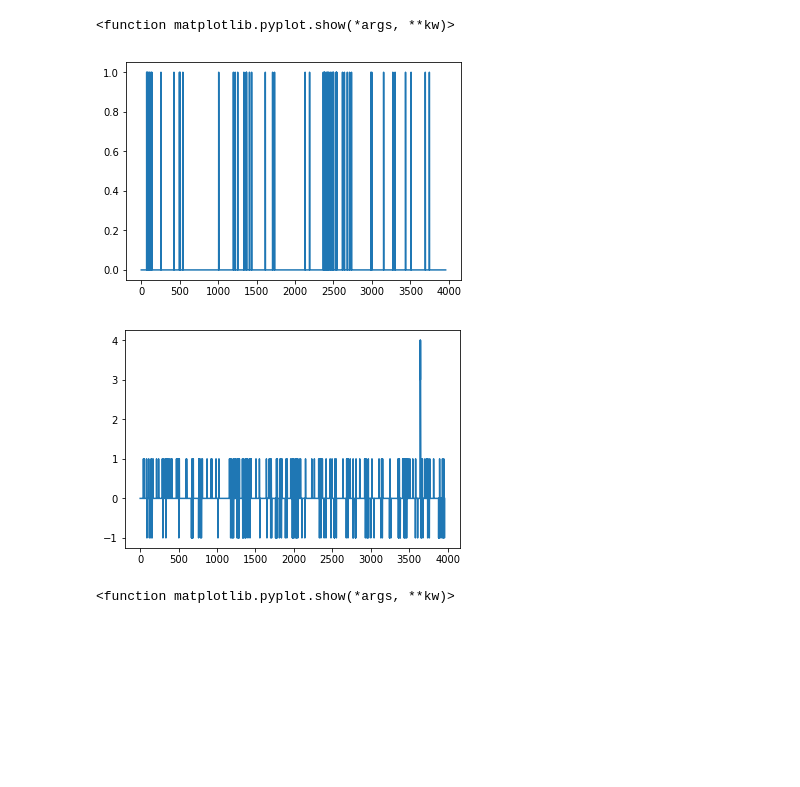
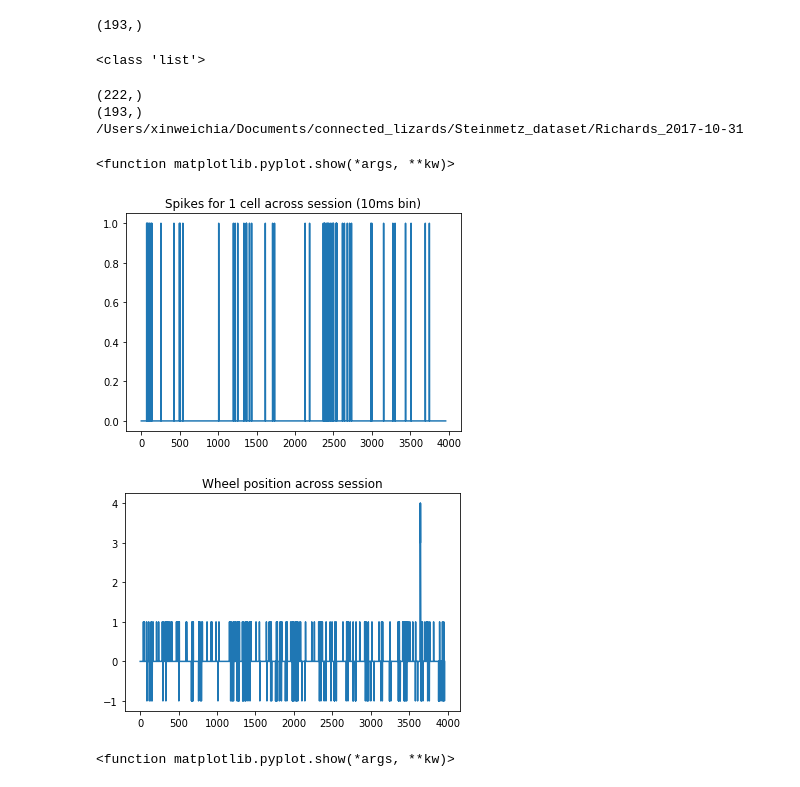
Before and after one commit to mariakesa/ConnectedLizards_NeuroMatch2020, a Jupyter notebook: BehaviourActivity_regression_XW.ipynb, the cells around one changed output. Drawn from its saved outputs; the diff is of its cells as text; code cells hidden in the pictures; blank space fills up the shorter version.

```diff
--- a/BehaviourActivity_regression_XW.ipynb
+++ b/BehaviourActivity_regression_XW.ipynb
@@ -278,15 +282,68 @@ The dimensions of behaviour and neural activity tallies | Shape:(3000,)
+# %%
+regional_left_spike.shape
+# %% [output]
+(193,)
+# %%
+cell_num = 1
+test = np.reshape(spike_time_binned_trial[cell_num],(len(trials_intervals),-1))
+
+print(type(spike_time_binned_trial[cell_num]))
+# %% [output]
+<class 'list'>
+# %%
+dt = 1/100
+dT = 2.5
+T0 = .5
+
+# Get neural activity data
+good_cells, brain_regions ,br = spike_process.get_good_cells(data_path) # Get brain regions
+spike_time_binned, spike_time_cells, cell_spikes_max = spike_process.bin_spikes(spike_times,10)
+spike_time_binned_trial, spike_time_binned_trial_response = spike_process.sort_cells_trials(spike_time_binned,40,10)
+left_spike_time_response, right_spike_time_response, no_response_spike_time_response = spike_process.sort_cells_trial_types(spike_time_binned_trial_response)
+
+# Midbrain cells
+regional_left_spike = spike_process.sort_cells_brain_regions(left_spike_time_response, 'SCs','SCm','MRN','APN','PAG','ZI')
+regional_right_spike = spike_process.sort_cells_brain_regions(right_spike_time_response, 'SCs','SCm','MRN','APN','PAG','ZI')
+regional_no_response_spike = spike_process.sort_cells_brain_regions(no_response_spike_time_response, 'SCs','SCm','MRN','APN','PAG','ZI')
+midbrain_concat_left_spike_times = spike_process.concat_trials_2_timeseries(regional_left_spike)
+midbrain_concat_right_spike_times = spike_process.concat_trials_2_timeseries(regional_right_spike)
+midbrain_concat_no_response_spike_times = spike_process.concat_trials_2_timeseries(regional_no_response_spike)
+
+# Forebrain cells
+regional_left_spike = spike_process.sort_cells_brain_regions(left_spike_time_response, 'MOs','PL','ILA','ORB','MOp','SSp')
+regional_right_spike = spike_process.sort_cells_brain_regions(right_spike_time_response, 'MOs','PL','ILA','ORB','MOp','SSp')
+regional_no_response_spike = spike_process.sort_cells_brain_regions(no_response_spike_time_response, 'MOs','PL','ILA','ORB','MOp','SSp')
+forebrain_concat_left_spike_times = spike_process.concat_trials_2_timeseries(regional_left_spike)
+forebrain_concat_right_spike_times = spike_process.concat_trials_2_timeseries(regional_right_spike)
+forebrain_concat_no_response_spike_times = spike_process.concat_trials_2_timeseries(regional_no_response_spike)
+
+# Get behaviour data
+wheel, wheel_times = spike_process.get_wheel(data_path)
+wheel_position = spike_process.wpsth(wheel, wheel_times,visual_times-T0, dT, dt)
+left_concat_wheel_position, right_concat_wheel_position, no_response_concat_wheel_position = spike_process.concat_behaviour_2_timeseries(wheel_position, epoch_duration = 400 ,bin_size = 10)
+# %%
+print(forebrain_concat_left_spike_times.shape)
+print(midbrain_concat_left_spike_times.shape)
+
+print(data_path)
+# %% [output]
+(222,)
+(193,)
+/Users/xinweichia/Documents/connected_lizards/Steinmetz_dataset/Richards_2017-10-31
 # %%
 # Perform some quick visualisation on the spike and behaviour data
 
 plt.figure(0)
 cell_num = 42
-plt.plot(concat_left_spike_times[cell_num])
+plt.plot(midbrain_concat_left_spike_times[cell_num])
+plt.title('Spikes for 1 cell across session (10ms bin)')
 plt.show
 
 plt.figure(1)
 plt.plot(left_concat_wheel_position)
+plt.title('Wheel position across session')
 plt.show
 # %% [output]
 <function matplotlib.pyplot.show(*args, **kw)>
-[figure, old version]
+[figure, new version]
-[figure, old version]
+[figure, new version]
```
Also changed, not shown: parts of 9 cells of this notebook, 3 other files.
